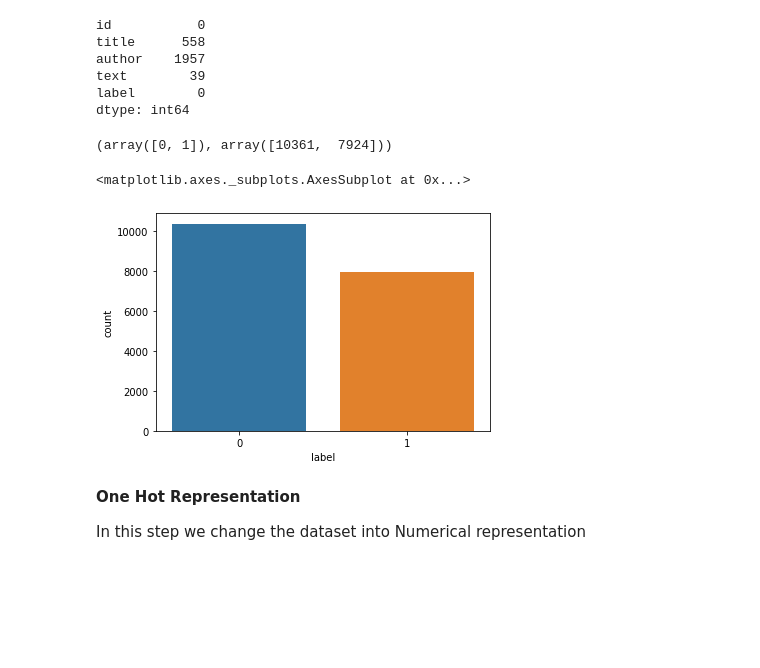
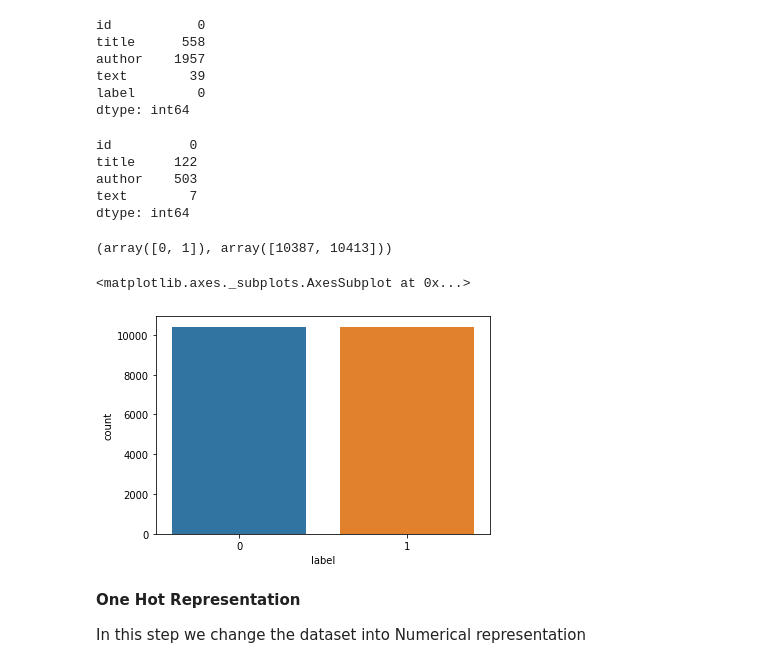
Before and after one commit to devashree1923/fake-news-datasets, a Jupyter notebook: FAKE_NEWS_DETECTION_PAPER.ipynb, the cells around one changed output. Saved outputs shown, nothing was run; the diff lists cells and outputs as text; code cells hidden in the pictures; blank space fills up the shorter version.

```diff
--- a/FAKE_NEWS_DETECTION_PAPER.ipynb
+++ b/FAKE_NEWS_DETECTION_PAPER.ipynb
@@ -46,6 +68,28 @@ author    1957
 text        39
 label        0
 dtype: int64
-# %%
-# Drop Null values
-df = df.dropna()
+# %%
+# Checking the null values in testing data.
+test_data.isnull().sum()
+# %% [output]
+id          0
+title     122
+author    503
+text        7
+dtype: int64
+# %%
+# Handling nan values in dataset using empty spaces
+def handle_nan(train_data,test_data):
+    '''Input: Data to the function containing Nan values.
+       Output : Cleaned data containing no Nan values.
+       Function: Cleaning Nan values.
+     '''
+    train = train_data.fillna(" ")
+    test  = test_data.fillna(" ")
+    return train,test
+
+train,test = handle_nan(df,test_data)
+# %%
+# Creating a variable "merged" by merging columns "title" and "author"
+train["merged"] = train["title"]+" "+train["author"]
+test["merged"]  = test["title"]+" "+test["author"]
@@ -52,12 +100,12 @@ df = df.dropna()
 # %%
 # Now count the Unique values to check the data is balanced or not
-count = np.unique(df['label'], return_counts=True)
+count = np.unique(train['label'], return_counts=True)
 count
 # %% [output]
-(array([0, 1]), array([10361,  7924]))
+(array([0, 1]), array([10387, 10413]))
 # %%
 import seaborn as sns
-sns.countplot(x='label', data = df)
+sns.countplot(x='label', data = train)
 # %% [output]
 <matplotlib.axes._subplots.AxesSubplot at 0x...>
-[figure, old version]
+[figure, new version]
```
Also changed, not shown: parts of 47 cells of this notebook.
